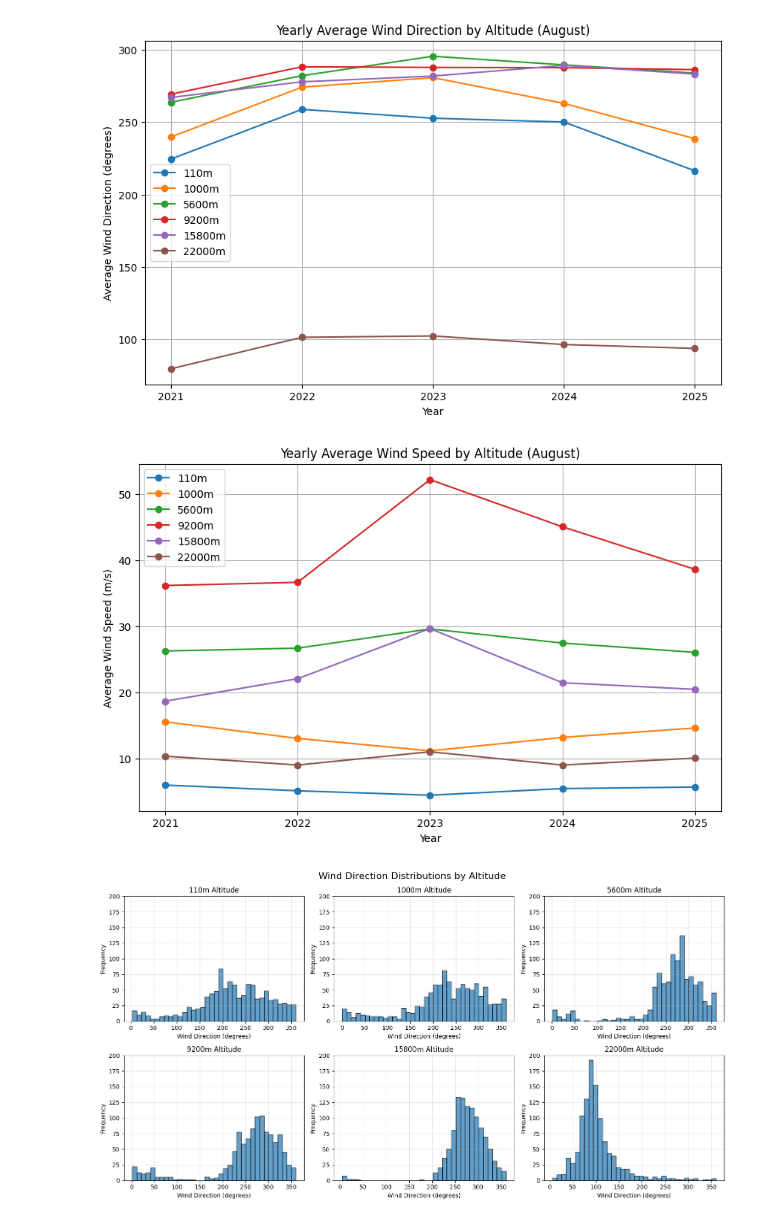
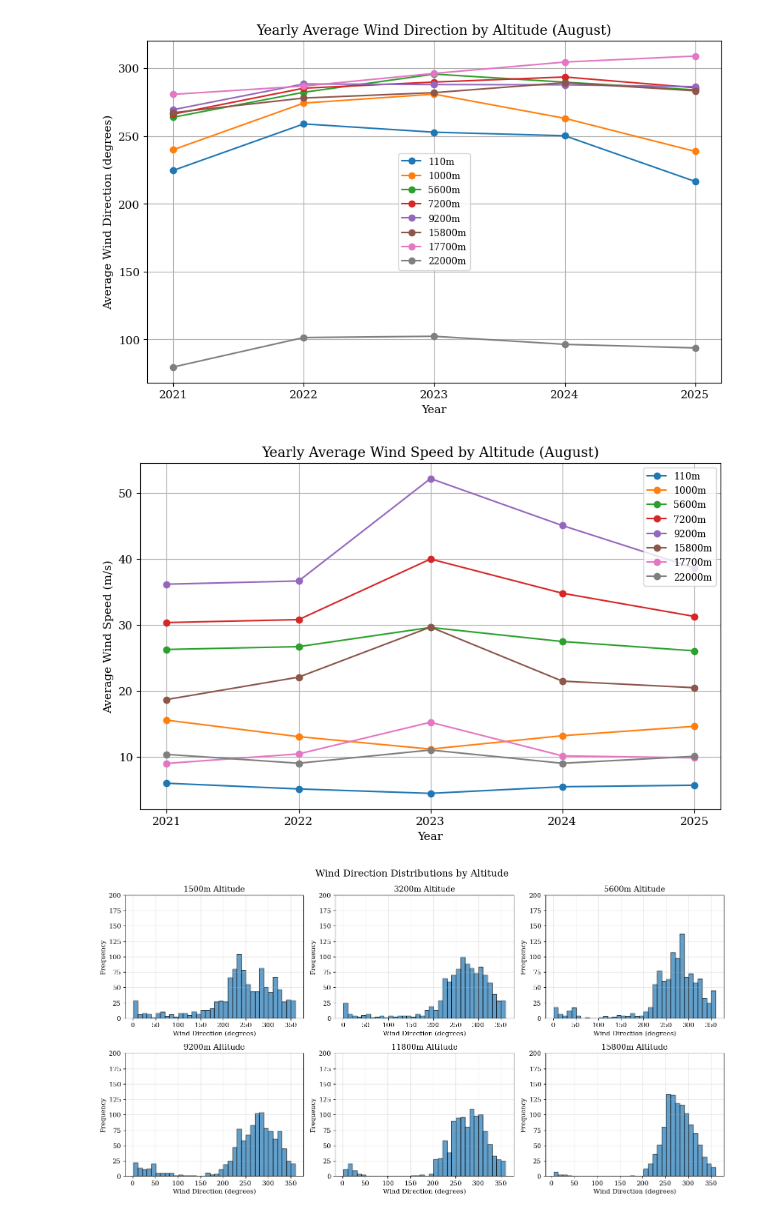
Before and after one commit to pwang-eng/wind-altitude-profiling, a Jupyter notebook: dispersion_analysis.ipynb, the cells around one changed output. Cells and saved outputs as stored; diff of their text form; code cells hidden in the pictures.

```diff
--- a/dispersion_analysis.ipynb
+++ b/dispersion_analysis.ipynb
@@ -2,6 +2,17 @@
 import math
 import pandas as pd
 import matplotlib.pyplot as plt
+import os
+
+os.makedirs('plots', exist_ok=True)
+
+plt.rcParams.update({
+    "text.usetex": False,
+    "mathtext.fontset": "cm",
+    "font.family": "serif",
+    "font.size": 11,
+    "legend.fontsize": 9,
+})
 
 df = pd.read_csv(r'c:\Users\patri\Downloads\sim_parameters_historical_combined.csv')
 
@@ -58,7 +70,7 @@ plt.show()
 # %%
 # Plot avg wind direction at different altitudes by hour of day
 
-altitudes = [110, 1000, 5600, 9200, 15800, 22000]
+altitudes = [110, 1000, 5600, 7200, 9200, 15800, 17700, 22000]
 
 plt.figure(figsize=(12,6))
 
@@ -76,12 +88,13 @@ plt.title('Hourly Average Wind Direction by Altitude')
 plt.xticks(range(11, 19))
 plt.legend()
 plt.grid(True)
+plt.savefig('plots/hourly_average_wind_direction_by_altitude.png', dpi=300, bbox_inches='tight')
 plt.show()
 
 
 # Plot avg wind speed at different altitudes by hour of day
 
-altitudes = [110, 1000, 5600, 9200, 15800, 22000]
+altitudes = [110, 1000, 5600, 7200, 9200, 15800, 17700, 22000]
 
 plt.figure(figsize=(12, 6))
 
@@ -98,5 +111,6 @@ plt.title('Hourly Average Wind Speed by Altitude')
 plt.xticks(range(11, 19))
 plt.legend()
 plt.grid(True)
+plt.savefig('plots/hourly_average_wind_speed_by_altitude.png', dpi=300, bbox_inches='tight')
 plt.show()
 # %% [output]
@@ -107,7 +121,7 @@ plt.show()
 
 df['year'] = pd.to_datetime(df['date'], format='mixed').dt.year
 
-altitudes = [110, 1000, 5600, 9200, 15800, 22000]
+altitudes = [110, 1000, 5600, 7200, 9200, 15800, 17700, 22000]
 
 plt.figure(figsize=(10, 6))
 
@@ -116,40 +130,42 @@ for alt in altitudes:
     avg_direction_by_year = df.groupby('year')[direction_col].apply(lambda dirs: average_direction(dirs.tolist()))
     plt.plot(avg_direction_by_year.index, avg_direction_by_year.values, marker='o', label=f'{alt}m')
 
 plt.xlabel('Year')
 plt.ylabel('Average Wind Direction (degrees)')
 plt.title('Yearly Average Wind Direction by Altitude (August)')
 plt.xticks([2021, 2022, 2023, 2024, 2025])
 plt.legend()
 plt.grid(True)
+plt.savefig('plots/yearly_average_wind_direction_by_altitude.png', dpi=300, bbox_inches='tight')
 plt.show()
 
 
 # Plot avg wind speed at different altitudes by year
 
-altitudes = [110, 1000, 5600, 9200, 15800, 22000]
+altitudes = [110, 1000, 5600, 7200, 9200, 15800, 17700, 22000]
 
 plt.figure(figsize=(10, 6))
 
 for alt in altitudes:
     speed_col = str(alt)
     avg_speed_by_year = df.groupby('year')[speed_col].mean()
     plt.plot(avg_speed_by_year.index, avg_speed_by_year.values, marker='o', label=f'{alt}m')
 
 plt.xlabel('Year')
 plt.ylabel('Average Wind Speed (m/s)')
 plt.title('Yearly Average Wind Speed by Altitude (August)')
 plt.xticks([2021, 2022, 2023, 2024, 2025])
 plt.legend()
 plt.grid(True)
+plt.savefig('plots/yearly_average_wind_speed_by_altitude.png', dpi=300, bbox_inches='tight')
 plt.show()
 # %% [output]
-[figure, old version]
+[figure, new version]
-[figure, old version]
+[figure, new version]
 # %%
 # Distribution of wind directions at different altitudes
 
-altitudes = [110, 1000, 5600, 9200, 15800, 22000]
+altitudes = [1500, 3200, 5600, 9200, 11800, 15800]
 
 fig, axes = plt.subplots(2, 3, figsize=(15, 8))
 axes = axes.flatten()
@@ -164,9 +180,10 @@ for i, alt in enumerate(altitudes):
 
 plt.suptitle('Wind Direction Distributions by Altitude', fontsize=16)
 plt.tight_layout()
+plt.savefig('plots/wind_direction_distributions_by_altitude.png', dpi=300, bbox_inches='tight')
 plt.show()
 # %% [output]
-[figure, old version]
+[figure, new version]
 # %%
 from astropy.stats import circmean, circstd
 from scipy.stats import vonmises
```
Also changed, not shown: parts of 8 cells of this notebook, 8 other files.
